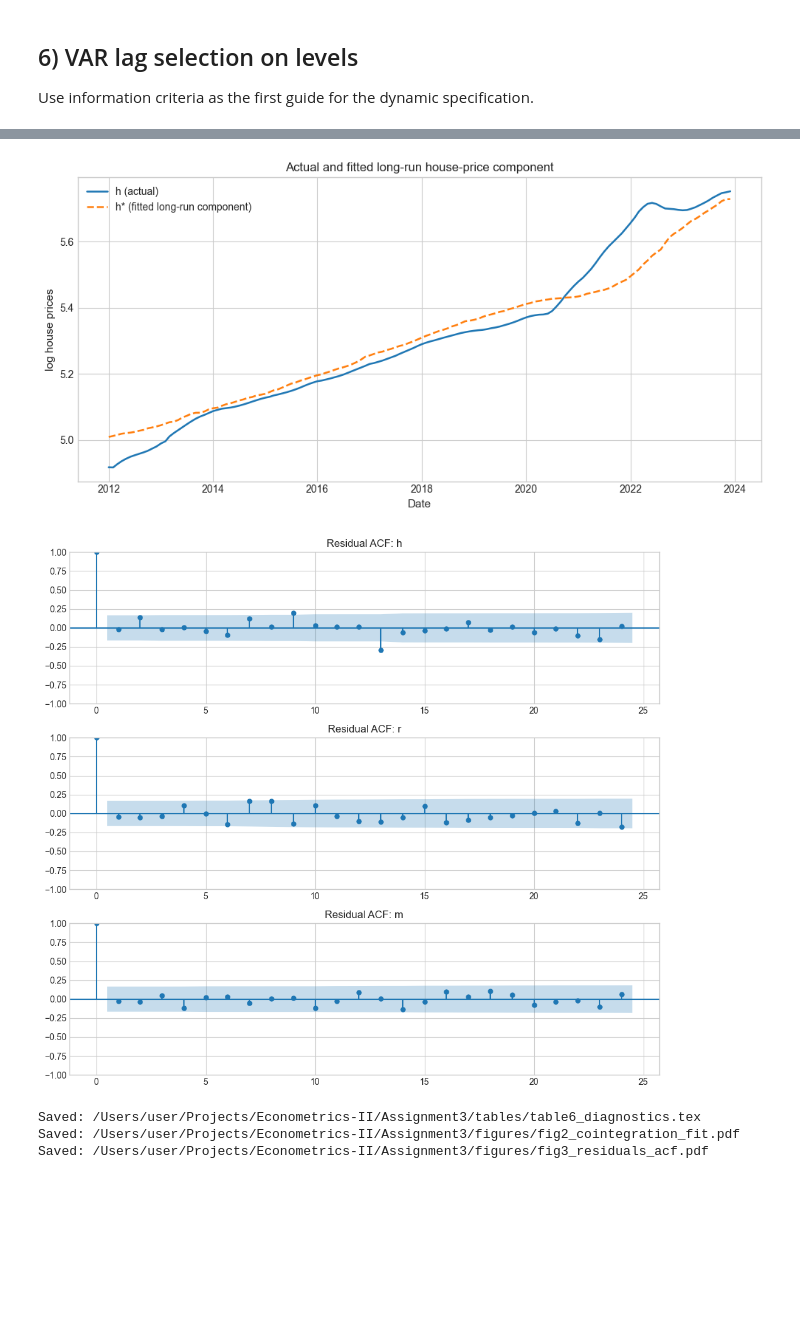
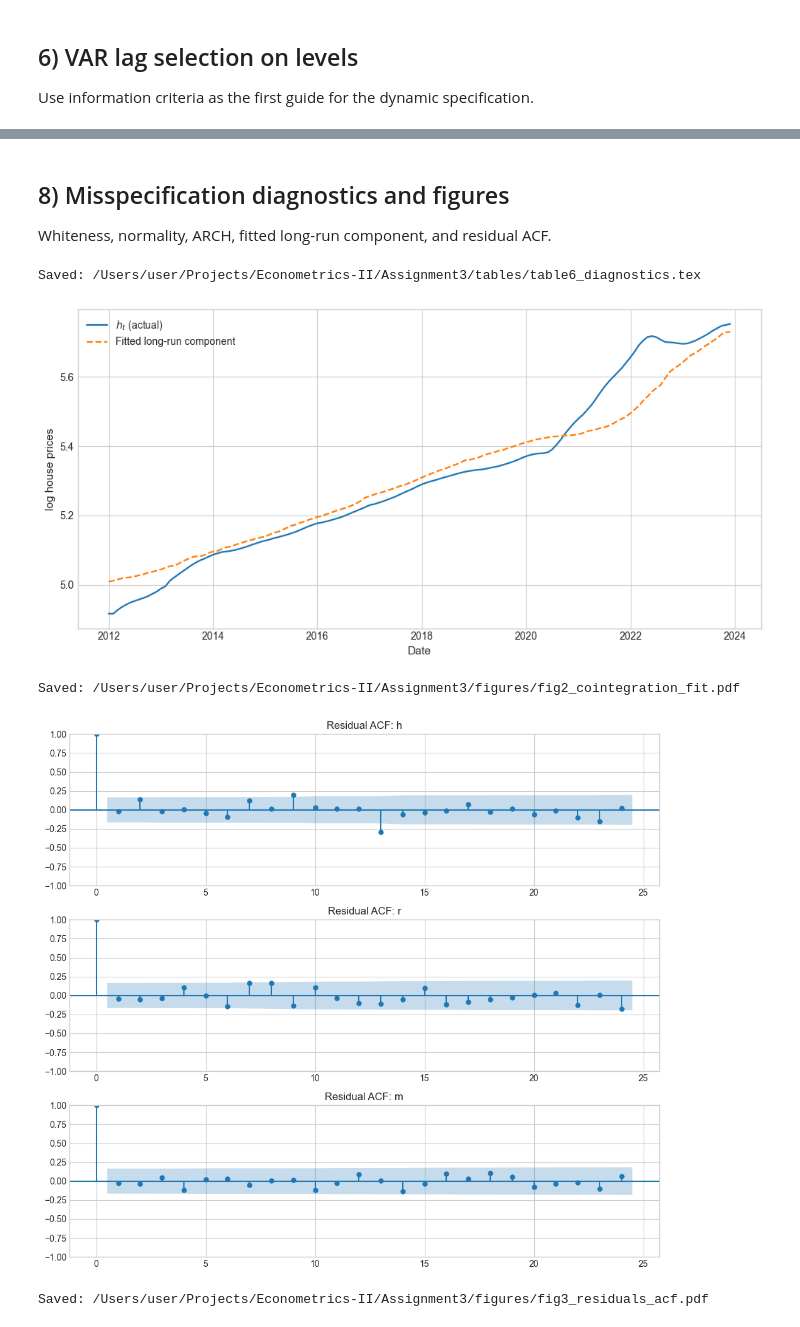
Before and after one commit to rohde01/Econometrics-II, a Jupyter notebook: Assignment3/main.ipynb, the cells around one changed output, grey strips where cells are left out. Drawn from its saved outputs; the diff is of its cells as text; code cells hidden in the pictures; blank space fills up the shorter version.

Commit message:
enhance code for assignment3

```diff
--- a/Assignment3/main.ipynb
+++ b/Assignment3/main.ipynb
@@ -122,22 +158,19 @@ Saved: /Users/user/Projects/Econometrics-II/Assignment3/tables/table1_summary_st
 Plot the three core variables used in the assignment equation.
 # %%
-plot_cols = [c for c in ["h", "r", "m"] if c in df.columns]
-if len(plot_cols) < 3:
-    raise ValueError("Expected columns h, r, m were not all found in the analysis sample.")
+plot_cols = ["h", "r", "m"]
 
 fig, axes = plt.subplots(3, 1, figsize=(10, 9), sharex=True)
+labels = {"h": "$h_t$ (log house prices)", "r": "$r_t$ (log rent)", "m": "$m_t$ (mortgage rate, %)"}
 for i, c in enumerate(plot_cols):
-    axes[i].plot(df.index, df[c], lw=1.8)
-    axes[i].set_title(c)
+    axes[i].plot(df.index, df[c], lw=1.6)
+    axes[i].set_title(labels[c])
     axes[i].set_ylabel(c)
 
 axes[-1].set_xlabel("Date")
-fig.suptitle("U.S. housing variables, monthly data (2012M1-2023M12)", y=1.01)
 fig.tight_layout()
 
 fig1_path = FIGURE_DIR / "fig1_series_panel.pdf"
 fig.savefig(fig1_path, bbox_inches="tight")
 plt.show()
-
-print(f"Saved: {fig1_path}")
+print("Saved:", fig1_path)
 # %% [output]
@@ -324,72 +471,69 @@ Create diagnostics table and key figures for equilibrium fit and residual dynami
+# %% [markdown]
+## 8) Misspecification diagnostics and figures
+Whiteness, normality, ARCH, fitted long-run component, and residual ACF.
 # %%
 from statsmodels.stats.diagnostic import het_arch
 from statsmodels.graphics.tsaplots import plot_acf
 
-# Whiteness and normality tests (system-level).
 white = vecm_res.test_whiteness(nlags=12)
 norm = vecm_res.test_normality()
 
 diag_rows = [
-    {"Test": "Whiteness (Portmanteau)", "Statistic": float(white.test_statistic), "p-value": float(white.pvalue)},
-    {"Test": "Normality (Jarque-Bera)", "Statistic": float(norm.test_statistic), "p-value": float(norm.pvalue)},
+    ("Whiteness (Portmanteau)", float(white.test_statistic), float(white.pvalue)),
+    ("Normality (Jarque--Bera)", float(norm.test_statistic), float(norm.pvalue)),
 ]
 
-# ARCH LM by equation.
 resid = pd.DataFrame(vecm_res.resid, columns=["h", "r", "m"], index=core.index[-len(vecm_res.resid):])
 for c in resid.columns:
     arch_stat, arch_p, _, _ = het_arch(resid[c], nlags=12)
-    diag_rows.append({"Test": f"ARCH LM ({c})", "Statistic": float(arch_stat), "p-value": float(arch_p)})
+    diag_rows.append((f"ARCH LM ({c})", float(arch_stat), float(arch_p)))
 
-diag_table = pd.DataFrame(diag_rows).set_index("Test")
+diag_df = pd.DataFrame(diag_rows, columns=["Test", "Statistic", "p-value"]).set_index("Test")
 
-table5_path = TABLE_DIR / "table6_diagnostics.tex"
-latex_table5 = diag_table.to_latex(
-    float_format="%.4f",
-    caption="Misspecification diagnostics for preferred CVAR specification.",
+write_table(
+    diag_df,
+    TABLE_DIR / "table6_diagnostics.tex",
+    caption="Misspecification diagnostics for the preferred CVAR specification.",
     label="tab:diagnostics",
+    index_name="Test",
 )
-with open(table5_path, "w", encoding="utf-8") as f:
-    f.write(latex_table5)
+print("Saved:", TABLE_DIR / "table6_diagnostics.tex")
 
 # Figure 2: actual h and fitted long-run component.
-beta_r = -beta_norm[1]
-beta_m = -beta_norm[2]
 h_star_raw = beta_r * core["r"] + beta_m * core["m"]
 offset = (core["h"] - h_star_raw).mean()
 h_star = h_star_raw + offset
 
 fig2, ax2 = plt.subplots(figsize=(10, 5))
-ax2.plot(core.index, core["h"], label="h (actual)", lw=1.8)
-ax2.plot(core.index, h_star, label="h* (fitted long-run component)", lw=1.8, linestyle="--")
-ax2.set_title("Actual and fitted long-run house-price component")
+ax2.plot(core.index, core["h"], label="$h_t$ (actual)", lw=1.6)
+ax2.plot(core.index, h_star, label="Fitted long-run component", lw=1.6, linestyle="--")
 ax2.set_xlabel("Date")
 ax2.set_ylabel("log house prices")
 ax2.legend()
 fig2.tight_layout()
 fig2_path = FIGURE_DIR / "fig2_cointegration_fit.pdf"
 fig2.savefig(fig2_path, bbox_inches="tight")
 plt.show()
+print("Saved:", fig2_path)
 
 # Figure 3: residual ACF by equation.
-fig3, axes3 = plt.subplots(3, 1, figsize=(10, 9), sharex=False)
+fig3, axes3 = plt.subplots(3, 1, figsize=(10, 9))
 for i, c in enumerate(["h", "r", "m"]):
     plot_acf(resid[c], lags=24, ax=axes3[i])
     axes3[i].set_title(f"Residual ACF: {c}")
 fig3.tight_layout()
 fig3_path = FIGURE_DIR / "fig3_residuals_acf.pdf"
 fig3.savefig(fig3_path, bbox_inches="tight")
 plt.show()
+print("Saved:", fig3_path)
 
-print(f"Saved: {table5_path}")
-print(f"Saved: {fig2_path}")
-print(f"Saved: {fig3_path}")
-diag_table
+diag_df
 # %% [output]
+Saved: /Users/user/Projects/Econometrics-II/Assignment3/tables/table6_diagnostics.tex
-[figure, old version]
+[figure, new version]
+Saved: /Users/user/Projects/Econometrics-II/Assignment3/figures/fig2_cointegration_fit.pdf
 [figure]
-Saved: /Users/user/Projects/Econometrics-II/Assignment3/tables/table6_diagnostics.tex
-Saved: /Users/user/Projects/Econometrics-II/Assignment3/figures/fig2_cointegration_fit.pdf
-Saved: /Users/user/Projects/Econometrics-II/Assignment3/figures/fig3_residuals_acf.pdf
+Saved: /Users/user/Projects/Econometrics-II/Assignment3/figures/fig3_residuals_acf.pdf
 |  | Statistic | p-value |
 | Test |  |  |
 | Whiteness (Portmanteau) | 83.992264 | 3.011563e-01 |
```
Also changed, not shown: parts of 21 cells of this notebook.
